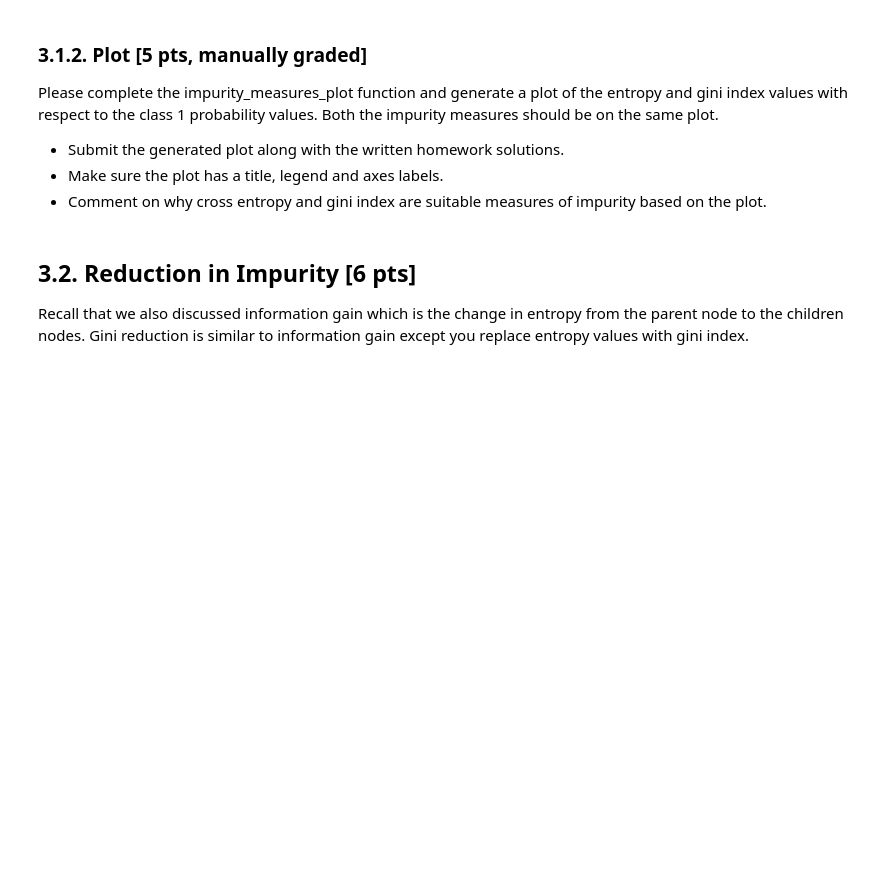
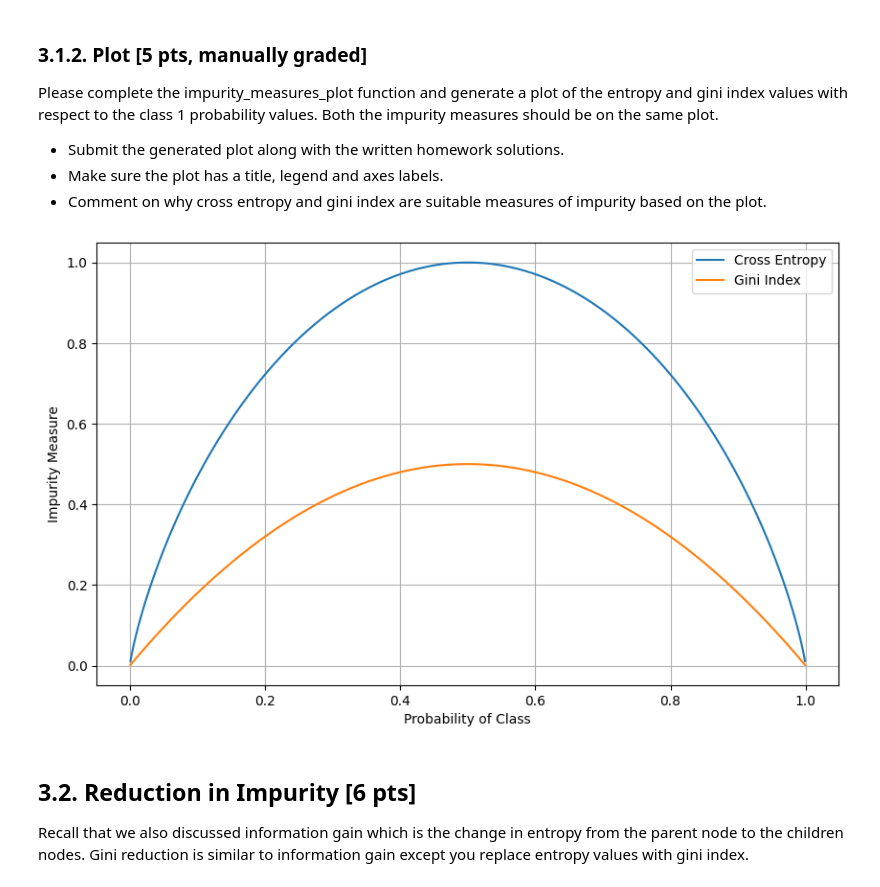
Before and after one commit to alan-w25/cis-5190, a Jupyter notebook: hw/hw2/coding/CIS_5190_Alan_Wu_HW2_Student_Version.ipynb, the cells around one changed output. Drawn from its saved outputs; the diff is of its cells as text; code cells hidden in the pictures; blank space fills up the shorter version.

```diff
--- a/hw/hw2/coding/CIS_5190_Alan_Wu_HW2_Student_Version.ipynb
+++ b/hw/hw2/coding/CIS_5190_Alan_Wu_HW2_Student_Version.ipynb
@@ -933,6 +947,8 @@ def cross_entropy(prob_class1):
     """
 
     # TODO START: Complete the function
+    cross_entropy = -1 * ((prob_class1 * np.log2(prob_class1)) + ((1-prob_class1) * np.log2(1-prob_class1)))
+    return cross_entropy
 
     # TODO END
 
@@ -966,6 +986,8 @@ def gini_index(prob_class1):
     """
 
     # TODO START: Complete the function
+    gini = prob_class1 * (1 - prob_class1) + (1 - prob_class1) * prob_class1
+    return gini
 
     # TODO END
 
@@ -984,27 +1010,38 @@ Please complete the impurity_measures_plot function and generate a plot of the e
 # %%
 def impurity_measures_plot():
 
     '''
     Plots the cross entropy and gini index values with respect to the probability values of class 1.
 
     Args:
 
     Returns:
 
     Notes:
         1. Please do not change the provided code
         2. Both cross entropy and gini index should be on the same scatter plot
     '''
 
     prob_class1_arr = np.arange(1, 1000)/1000
     ce_arr = np.array([cross_entropy(p) for p in prob_class1_arr])
     gi_arr = np.array([gini_index(p) for p in prob_class1_arr])
 
     # TODO START: Complete the function
+    plt.figure(figsize=(10,6))
+    plt.plot(prob_class1_arr, ce_arr, label='Cross Entropy')
+    plt.plot(prob_class1_arr, gi_arr, label='Gini Index')
+    plt.xlabel('Probability of Class')
+    plt.ylabel('Impurity Measure')
+    plt.grid()
+    plt.legend()
+    plt.show()
+
 
     # TODO END
 
 impurity_measures_plot()
+# %% [output]
+[figure, added]
 # %% [markdown]
 ## **3.2. Reduction in Impurity [6 pts]**
 
```
Also changed, not shown: parts of 33 cells of this notebook, 1 other file.
